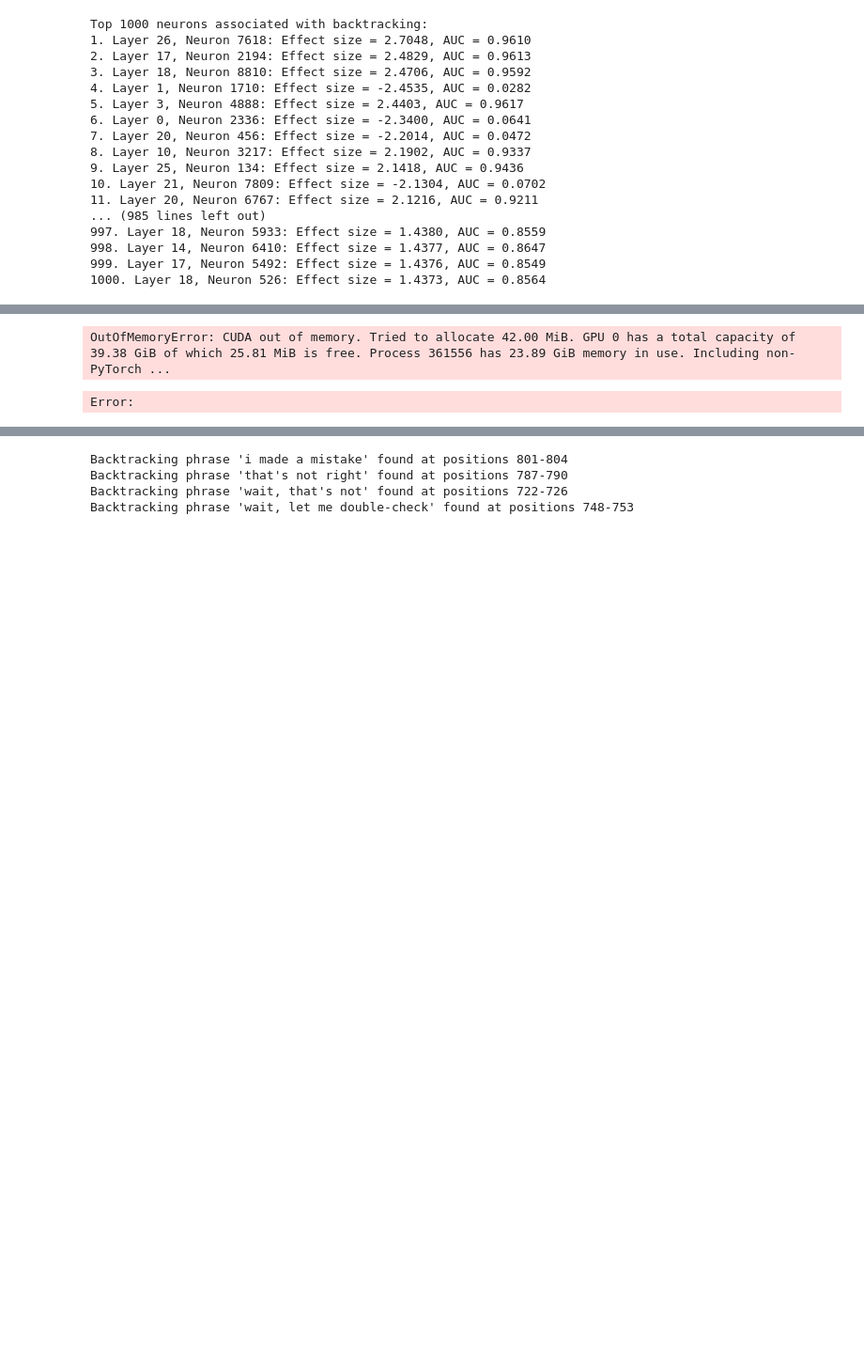
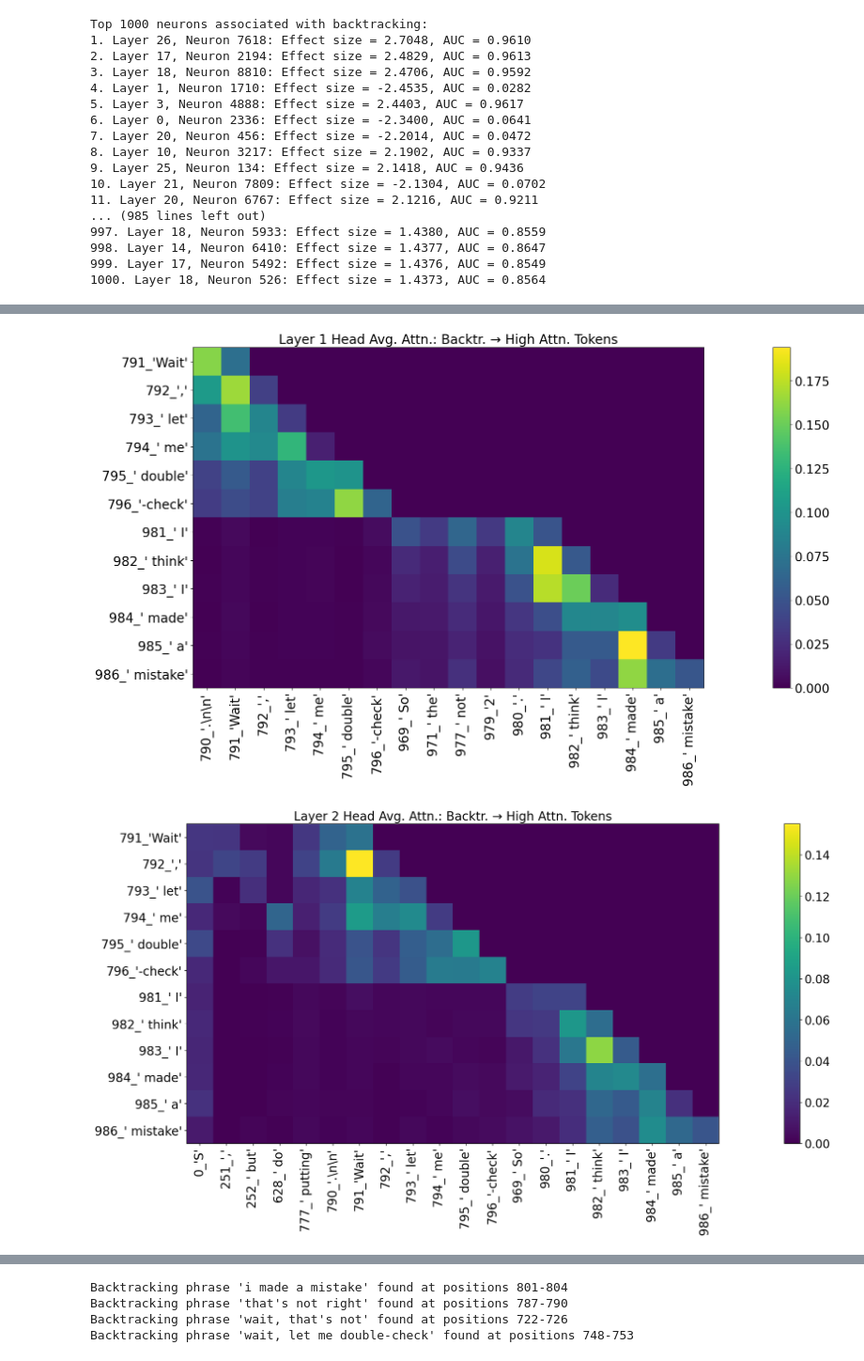
Before and after one commit to uzaymacar/understanding-reasoning-models, a Jupyter notebook: analyze.ipynb, the cells around one changed output, grey strips where cells are left out. Shown at 94% size. Drawn from its saved outputs; the diff is of its cells as text; code cells hidden in the pictures; blank space fills up the shorter version.

```diff
--- a/analyze.ipynb
+++ b/analyze.ipynb
@@ -631,10 +643,11 @@ def visualize_attention(model, example_text, window_size=100, layer_id=None, hea
 attention_vis = visualize_attention(model, example, window_size=250, layer_id=0, avg_over_heads=False)
 display(attention_vis)
 # %%
+example = examples[0]["generated_cot"]
 logits, cache = model.run_with_cache(example)
 str_tokens = model.to_str_tokens(example)
 
-layers = [21] # range(model.cfg.n_layers)
+layers = [1, 2, 3, 7, 11, 21, 25, 26, 27] # range(model.cfg.n_layers)
 heads = range(model.cfg.n_heads)
 avg_over_heads = True
 focus = True
@@ -683,35 +696,35 @@ for layer in layers:
             x_token_labels = [f"{i}_{repr(str_tokens[i])}" for i in range(len(str_tokens))]
             y_token_labels = [f"{i}_{repr(str_tokens[i])}" for i in range(len(str_tokens))]
 
         # Create visualization
-        fig, ax = plt.subplots(figsize=(40, 10))
+        fig, ax = plt.subplots(figsize=(30, 10))
         im = ax.imshow(filtered_attn)
 
         # Set the ticks and labels with larger font sizes
         ax.set_xticks(range(len(y_token_labels)))
         ax.set_yticks(range(len(x_token_labels)))
         ax.set_xticklabels(y_token_labels, rotation=90, fontsize=20)
         ax.set_yticklabels(x_token_labels, fontsize=20)
 
         # Add a title with larger font size
-        ax.set_title(f"Layer {layer} Head {head if not avg_over_heads else 'Averaged'} Attention: Backtracking tokens → High attention tokens", fontsize=20)
+        ax.set_title(f"Layer {layer} Head {head if not avg_over_heads else 'Avg.'} Attn.: Backtr. → High Attn. Tokens", fontsize=20)
 
         # Add a colorbar with larger font size
         cbar = plt.colorbar(im)
-        cbar.ax.tick_params(labelsize=20)
+        cbar.ax.tick_params(labelsize=19)
 
         # Adjust layout to make room for the labels
         plt.tight_layout()
 
         # Show the plot
         plt.show()
 
         if avg_over_heads:
             break
 
 if torch.cuda.is_available():
     del cache
     torch.cuda.empty_cache()
 # %% [output]
-OutOfMemoryError: CUDA out of memory. Tried to allocate 42.00 MiB. GPU 0 has a total capacity of 39.38 GiB of which 25.81 MiB is free. Process 361556 has 23.89 GiB memory in use. Including non-PyTorch ...
-Error:
+[figure, added]
+[figure, added]
```
Also changed, not shown: parts of 12 cells of this notebook, 9 other files.
